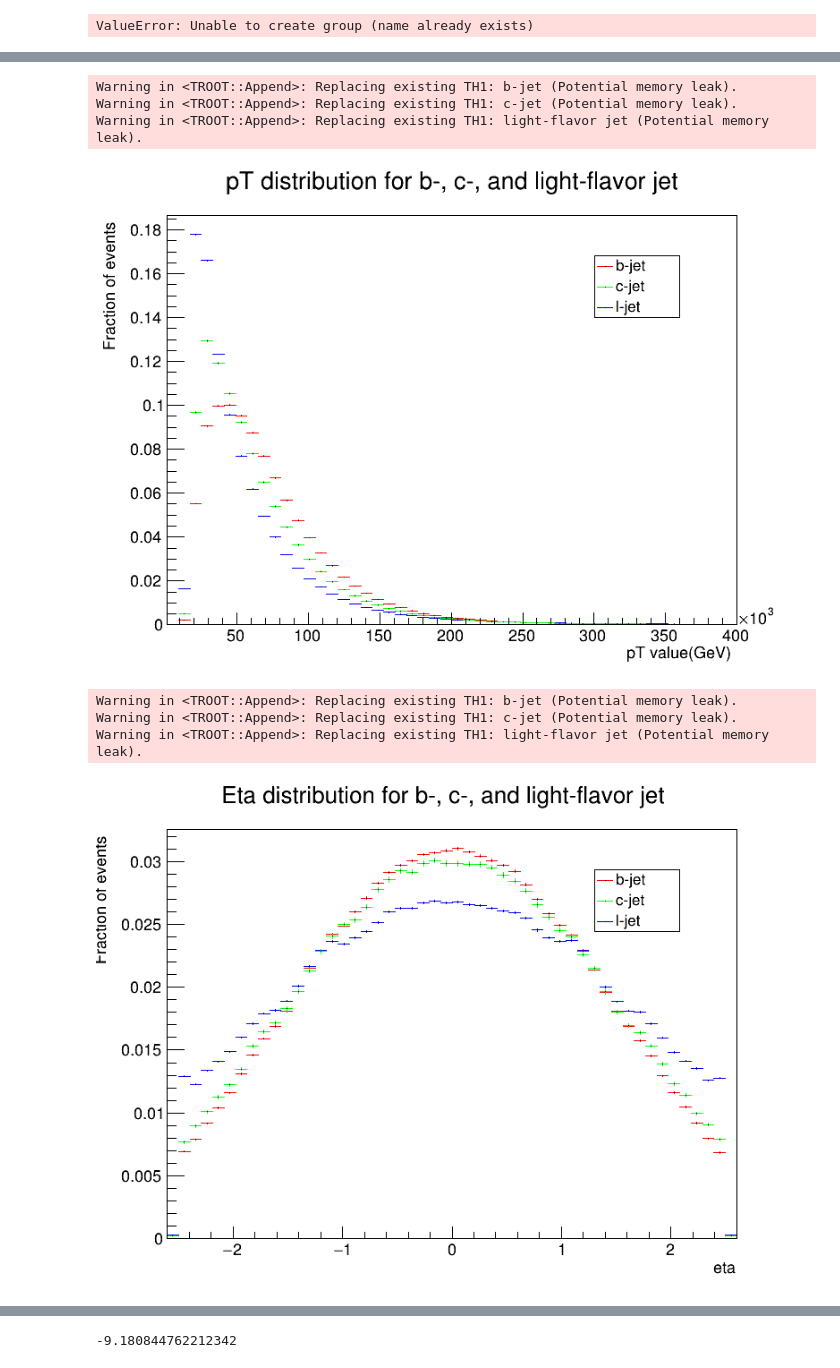
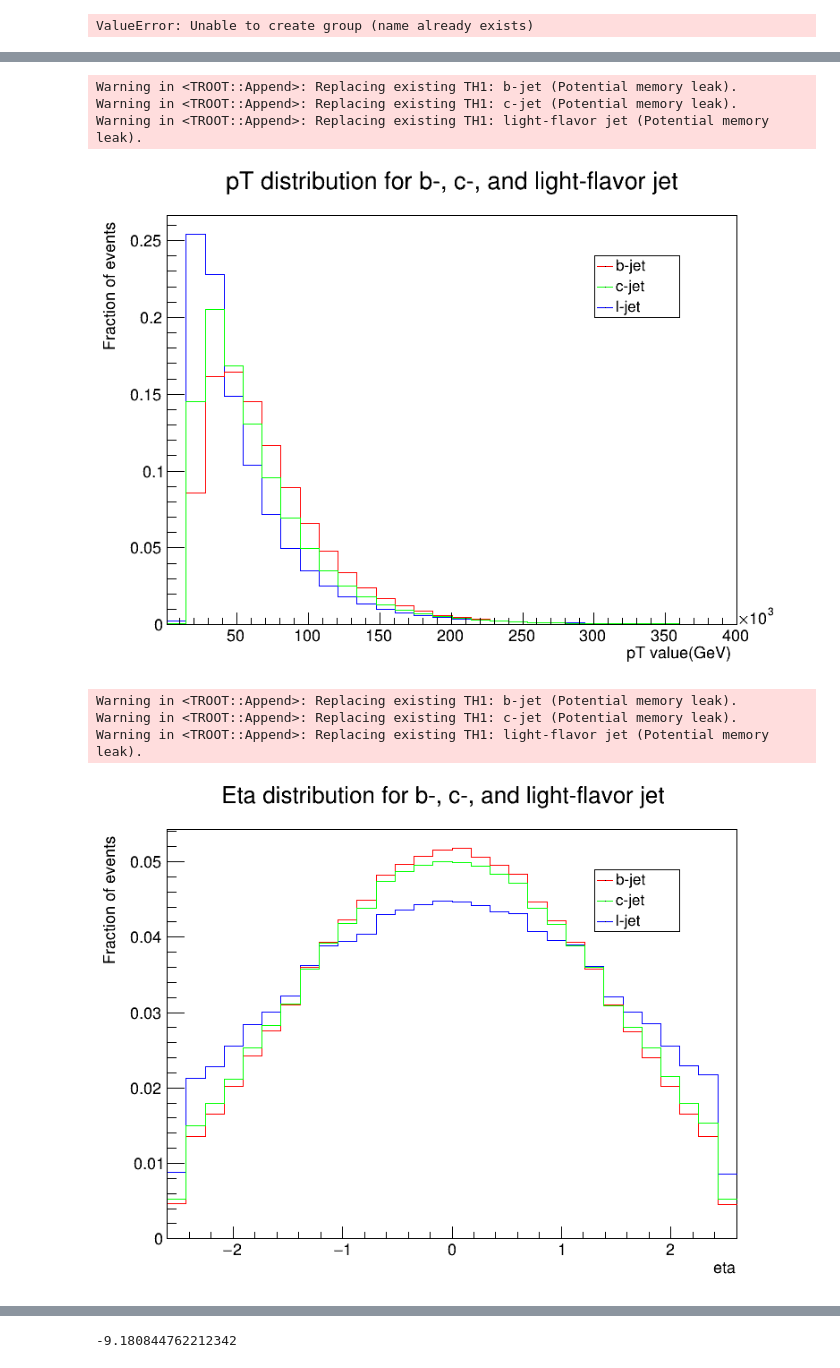
Before and after one commit to hairlessdevil/Week3_sample, a Jupyter notebook: Week3.ipynb, the cells around one changed output, grey strips where cells are left out. Cells and saved outputs as stored; diff of their text form; code cells hidden in the pictures.

```diff
--- a/Week3.ipynb
+++ b/Week3.ipynb
@@ -55,9 +56,9 @@ print(np.min(l_pt), np.max(l_pt))
 # %%
 #Draw pT distribution for three jet
 
-b_pT_plot = ROOT.TH1D("b-jet","pT distribution",50,1e3,4e5)
-c_pT_plot = ROOT.TH1D("c-jet","pT distribution",50,1e3,4e5)
-l_pT_plot = ROOT.TH1D("light-flavor jet","pT distribution",50,1e3,4e5)
+b_pT_plot = ROOT.TH1D("b-jet","pT distribution",30,1e3,4e5)
+c_pT_plot = ROOT.TH1D("c-jet","pT distribution",30,1e3,4e5)
+l_pT_plot = ROOT.TH1D("light-flavor jet","pT distribution",30,1e3,4e5)
 #Set color for each jet event
 b_pT_plot.SetLineColor(2)
 c_pT_plot.SetLineColor(3)
@@ -75,7 +76,7 @@ stack.Add(l_pT_plot)
 stack.Add(b_pT_plot)
 stack.Add(c_pT_plot)
 c = ROOT.TCanvas("pT Canvas","pT distribution",800,600)
-stack.Draw("nostack")
+stack.Draw("nostack hist")
 stack.GetYaxis().SetTitle("Fraction of events")
 stack.GetXaxis().SetTitle("pT value(GeV)")
 legend = ROOT.TLegend(0.7, 0.7 ,0.82 ,0.82)
@@ -88,39 +89,39 @@ c.Draw()
 Warning in <TROOT::Append>: Replacing existing TH1: b-jet (Potential memory leak).
 Warning in <TROOT::Append>: Replacing existing TH1: c-jet (Potential memory leak).
 Warning in <TROOT::Append>: Replacing existing TH1: light-flavor jet (Potential memory leak).
-[figure, old version]
+[figure, new version]
 # %%
 #Draw eta distribution for three jet
-b_pT_plot = ROOT.TH1D("b-jet","eta distribution",50,-2.6,2.6)
-c_pT_plot = ROOT.TH1D("c-jet","eta distribution",50,-2.6,2.6)
-l_pT_plot = ROOT.TH1D("light-flavor jet","eta distribution",50,-2.6,2.6)
+b_pT_plot = ROOT.TH1D("b-jet","eta distribution",30,-2.6,2.6)
+c_pT_plot = ROOT.TH1D("c-jet","eta distribution",30,-2.6,2.6)
+l_pT_plot = ROOT.TH1D("light-flavor jet","eta distribution",30,-2.6,2.6)
 
 b_pT_plot.SetLineColor(2)
 c_pT_plot.SetLineColor(3)
 l_pT_plot.SetLineColor(4)
 
 b_pT_plot.FillN(bpt_len, b_eta, 1/bpt_len*np.ones(bpt_len))
 c_pT_plot.FillN(cpt_len, c_eta, 1/cpt_len*np.ones(cpt_len))
 l_pT_plot.FillN(lpt_len, l_eta, 1/lpt_len*np.ones(lpt_len))
 
 stack = ROOT.THStack("stack", "Eta distribution for b-, c-, and light-flavor jet")
 stack.Add(l_pT_plot)
 stack.Add(b_pT_plot)
 stack.Add(c_pT_plot)
 c = ROOT.TCanvas("eta canvas","Eta canvas",800,600)
-stack.Draw("nostack")
+stack.Draw("nostack hist")
 stack.GetYaxis().SetTitle("Fraction of events")
 stack.GetXaxis().SetTitle("eta")
 c.Draw()
 legend = ROOT.TLegend(0.7, 0.7 ,0.82 ,0.82)
 legend.AddEntry(b_pT_plot, "b-jet")
 legend.AddEntry(c_pT_plot, "c-jet")
 legend.AddEntry(l_pT_plot, "l-jet")
 legend.Draw()
 # %% [output]
 Warning in <TROOT::Append>: Replacing existing TH1: b-jet (Potential memory leak).
 Warning in <TROOT::Append>: Replacing existing TH1: c-jet (Potential memory leak).
 Warning in <TROOT::Append>: Replacing existing TH1: light-flavor jet (Potential memory leak).
-[figure, old version]
+[figure, new version]
 # %%
 #Draw absolute eta distribution for three jet
```
Also changed, not shown: parts of 7 cells of this notebook.
